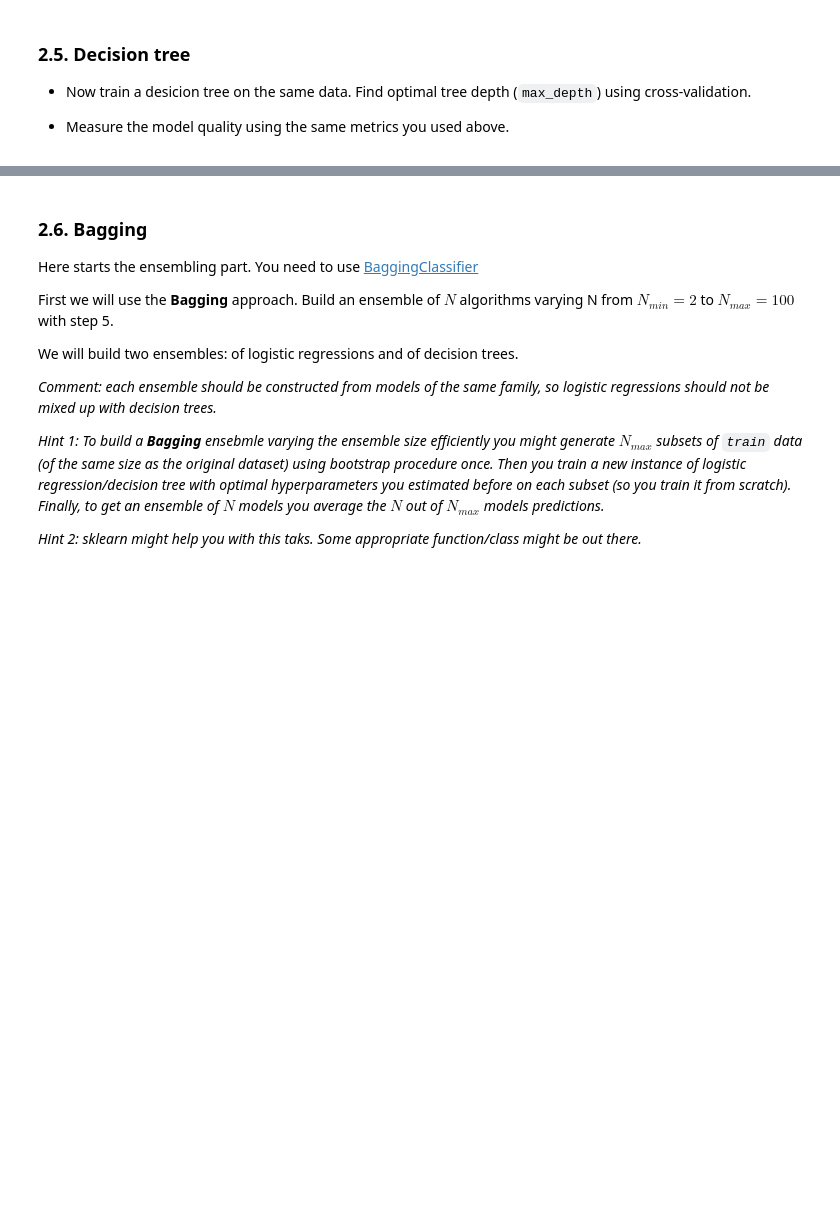
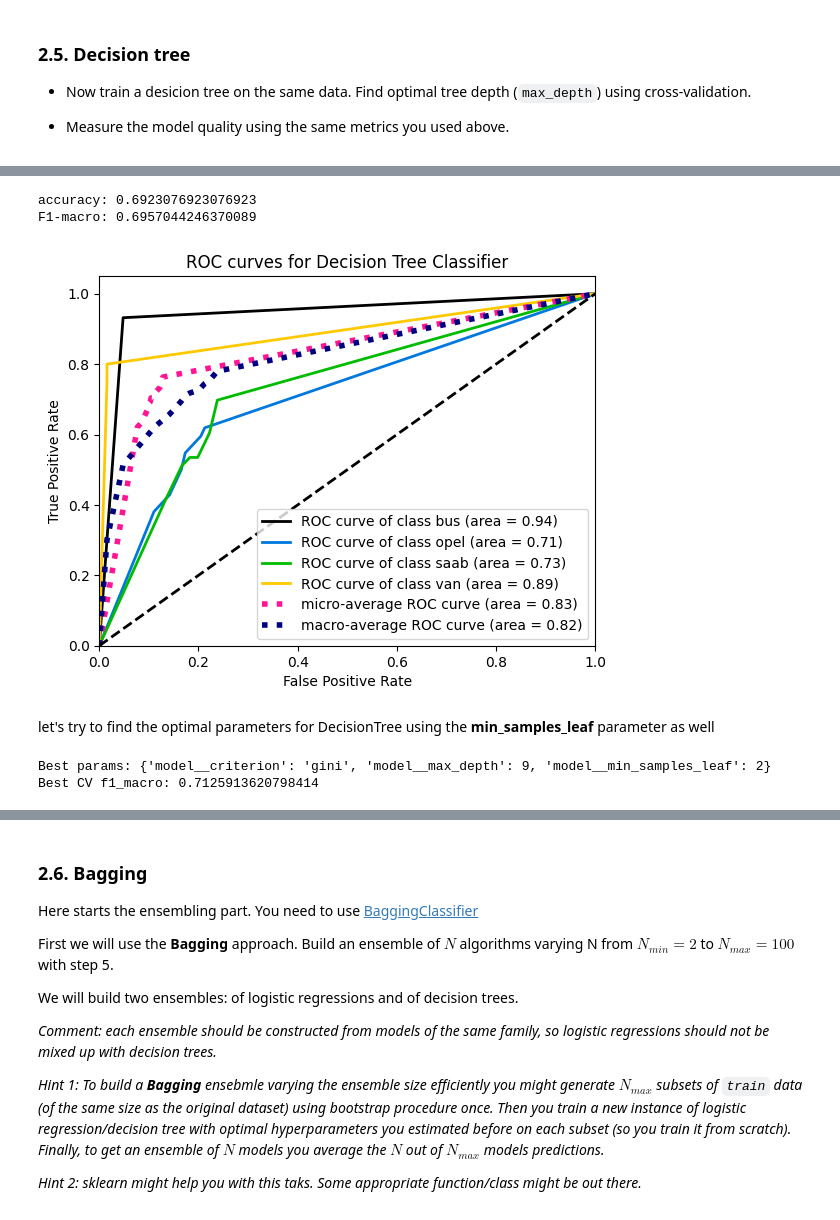
Before and after one commit to oncominglane/machine_learning_mipt_course, a Jupyter notebook: hw2 - lab1/lab01_ml_pipeline.ipynb, the cells around one changed output, grey strips where cells are left out. Cells and saved outputs as stored; diff of their text form; code cells hidden in the pictures; blank space fills up the shorter version.

```diff
--- a/hw2 - lab1/lab01_ml_pipeline.ipynb
+++ b/hw2 - lab1/lab01_ml_pipeline.ipynb
@@ -524,0 +598,46 @@ from sklearn.tree import DecisionTreeClassifier
+# %%
+best_pipe = grid_pipe_tree.best_estimator_
+
+y_pred = best_pipe.predict(X_test_scaled)
+
+acc = accuracy_score(y_test, y_pred)
+f1 = f1_score(y_test, y_pred, average='macro')
+
+print("accuracy:", acc)
+print("F1-macro:", f1)
+
+y_proba = best_pipe.predict_proba(X_test_scaled)
+
+skplt.metrics.plot_roc(y_test, y_proba)
+plt.title("ROC curves for Decision Tree Classifier")
+plt.show()
+# %% [output]
+accuracy: 0.6923076923076923
+F1-macro: 0.6957044246370089
+[figure, added]
+# %% [markdown]
+let's try to find the optimal parameters for DecisionTree using the **min_samples_leaf** parameter as well
+# %%
+param_grid = {
+    'model__max_depth': [i for i in range(2, 25)],
+    'model__min_samples_leaf': [1, 2, 5, 10],
+    'model__criterion': ['gini', 'entropy', 'log_loss']
+}
+
+
+grid_pipe_tree = GridSearchCV(
+    estimator=tree_pipe,
+    param_grid=param_grid,
+    scoring='f1_macro',
+    n_jobs=-1,
+)
+
+grid_pipe_tree.fit(X_train_scaled, y_train)
+
+best_depth = grid_pipe_tree.best_params_['model__max_depth']
+
+print("Best params:", grid_pipe_tree.best_params_)
+print("Best CV f1_macro:", grid_pipe_tree.best_score_)
+# %% [output]
+Best params: {'model__criterion': 'gini', 'model__max_depth': 9, 'model__min_samples_leaf': 2}
+Best CV f1_macro: 0.7125913620798414
```
Also changed, not shown: parts of 38 cells of this notebook.
